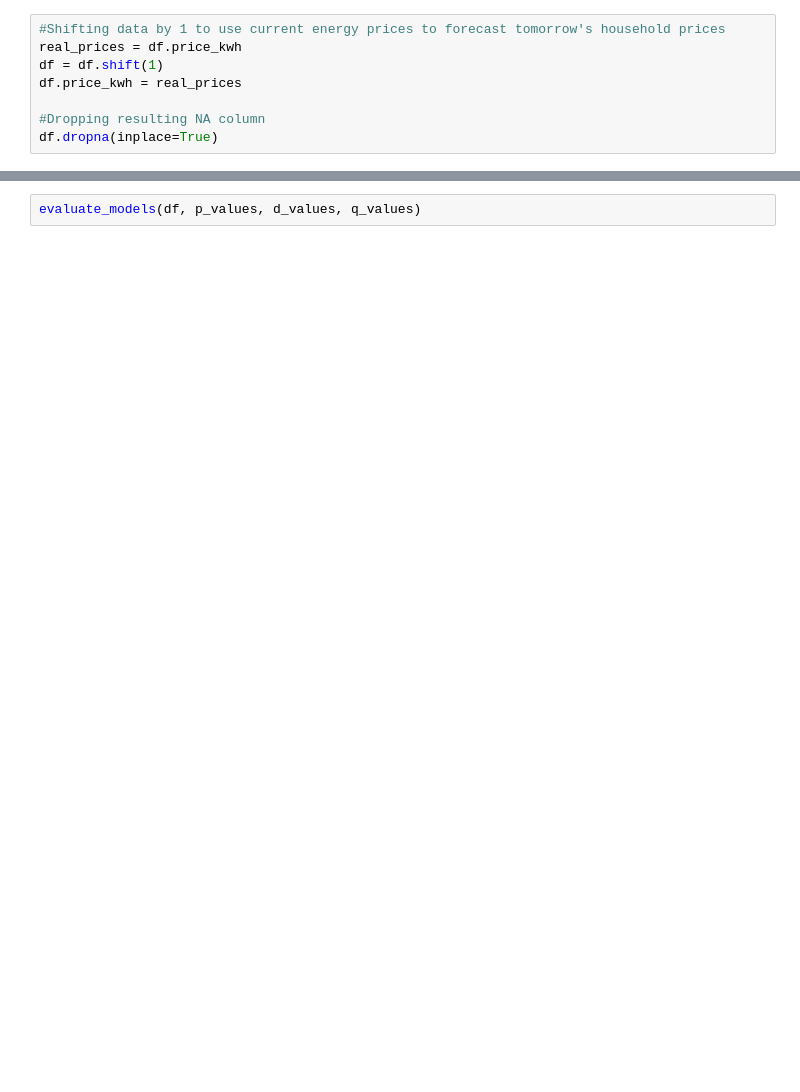
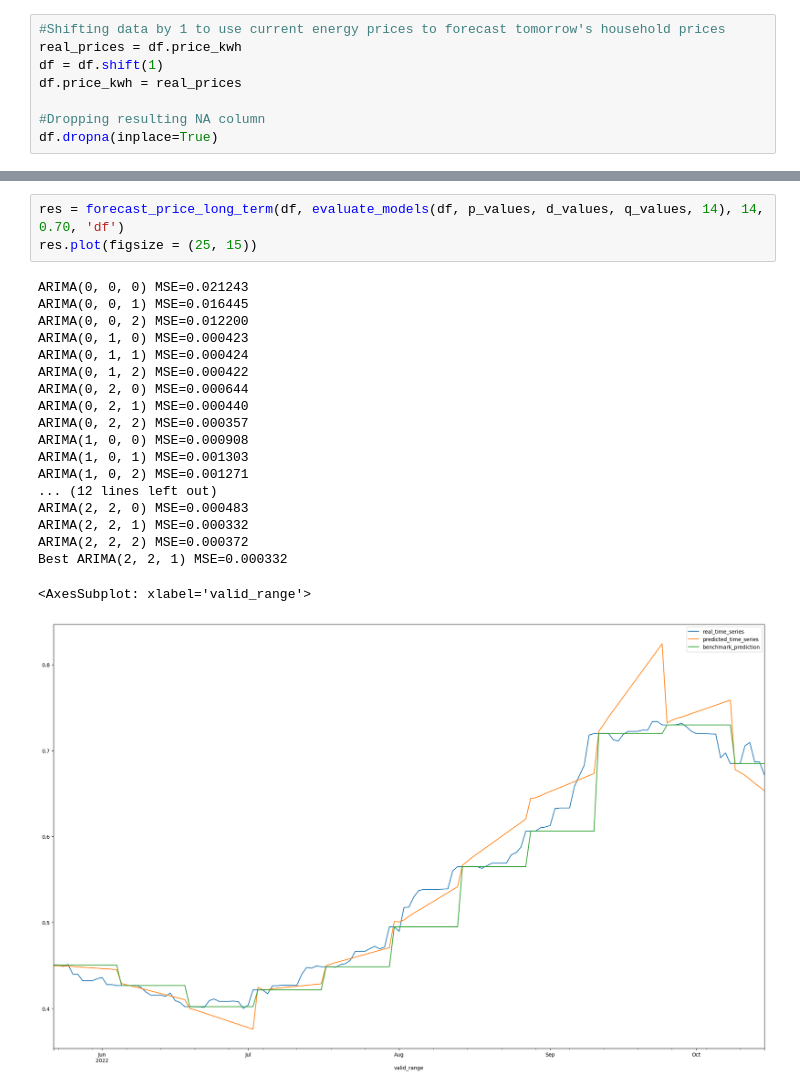
Before and after one commit to michael-fuest/DAiA-EON, a Jupyter notebook: TimeSeries.ipynb, the cells around one changed output, grey strips where cells are left out. Drawn from its saved outputs; the diff is of its cells as text; blank space fills up the shorter version.

```diff
--- a/TimeSeries.ipynb
+++ b/TimeSeries.ipynb
@@ -286,2 +273,23 @@ The best ARIMA model MSE is:  0.00023761245137918533
-# %%
-evaluate_models(df, p_values, d_values, q_values)
+# %%
+res = forecast_price_long_term(df, evaluate_models(df, p_values, d_values, q_values, 14), 14, 0.70, 'df')
+res.plot(figsize = (25, 15))
+# %% [output]
+ARIMA(0, 0, 0) MSE=0.021243
+ARIMA(0, 0, 1) MSE=0.016445
+ARIMA(0, 0, 2) MSE=0.012200
+ARIMA(0, 1, 0) MSE=0.000423
+ARIMA(0, 1, 1) MSE=0.000424
+ARIMA(0, 1, 2) MSE=0.000422
+ARIMA(0, 2, 0) MSE=0.000644
+ARIMA(0, 2, 1) MSE=0.000440
+ARIMA(0, 2, 2) MSE=0.000357
+ARIMA(1, 0, 0) MSE=0.000908
+ARIMA(1, 0, 1) MSE=0.001303
+ARIMA(1, 0, 2) MSE=0.001271
+... (12 lines left out)
+ARIMA(2, 2, 0) MSE=0.000483
+ARIMA(2, 2, 1) MSE=0.000332
+ARIMA(2, 2, 2) MSE=0.000372
+Best ARIMA(2, 2, 1) MSE=0.000332
+<AxesSubplot: xlabel='valid_range'>
+[figure, added]
```
Also changed, not shown: parts of 8 cells of this notebook.
